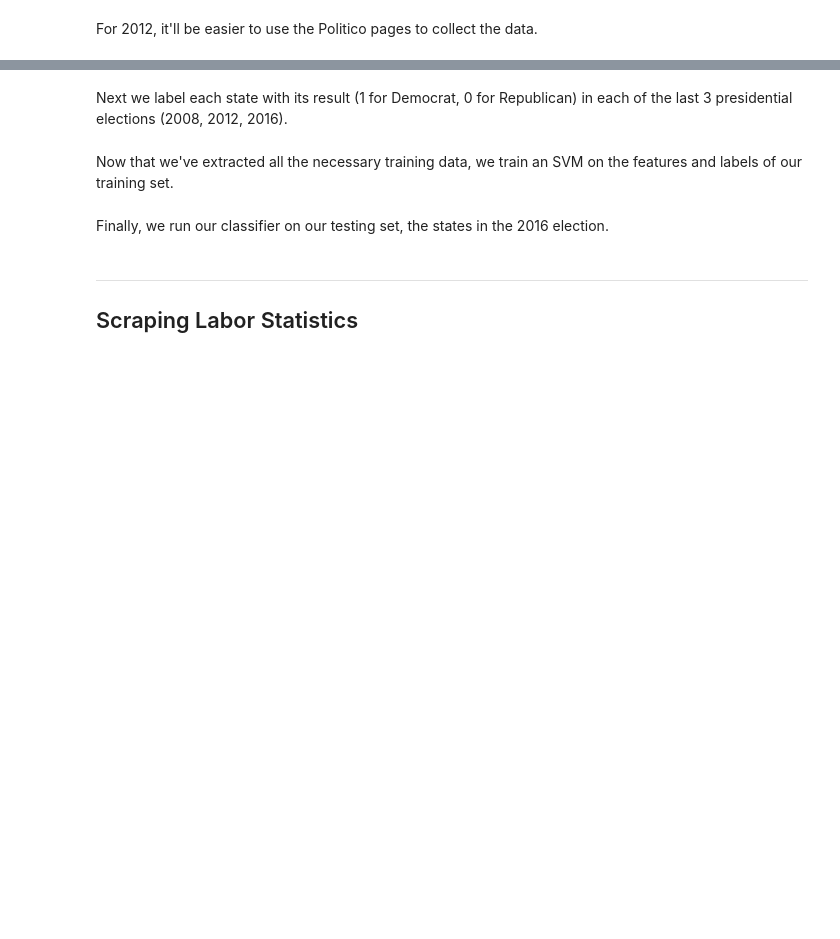
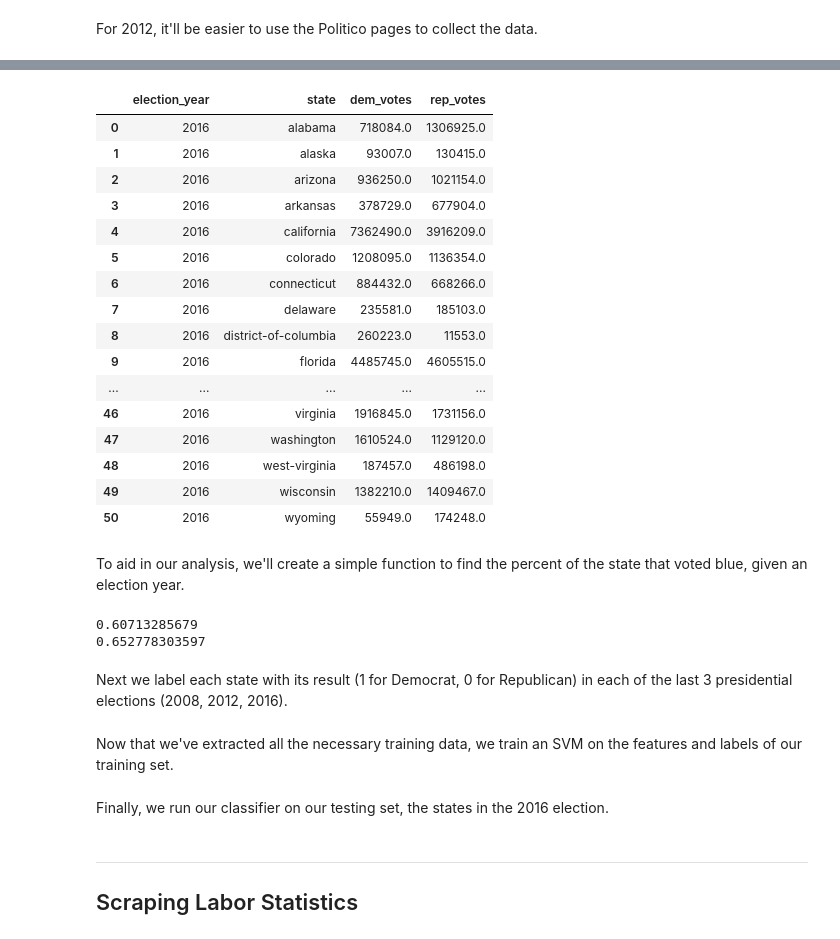
Before and after one commit to malexandert/15388_final, a Jupyter notebook: project.ipynb, the cells around one changed output, grey strips where cells are left out. Saved outputs shown, nothing was run; the diff lists cells and outputs as text; code cells hidden in the pictures; blank space fills up the shorter version.

```diff
--- a/project.ipynb
+++ b/project.ipynb
@@ -264,0 +249,22 @@ print df_2016
+# %%
+df_2016
+# %% [output]
+|  | election_year | state | dem_votes | rep_votes |
+| 0 | 2016 | alabama | 718084.0 | 1306925.0 |
+| 1 | 2016 | alaska | 93007.0 | 130415.0 |
+| 2 | 2016 | arizona | 936250.0 | 1021154.0 |
+| 3 | 2016 | arkansas | 378729.0 | 677904.0 |
+| 4 | 2016 | california | 7362490.0 | 3916209.0 |
+| 5 | 2016 | colorado | 1208095.0 | 1136354.0 |
+| 6 | 2016 | connecticut | 884432.0 | 668266.0 |
+| 7 | 2016 | delaware | 235581.0 | 185103.0 |
+| 8 | 2016 | district-of-columbia | 260223.0 | 11553.0 |
+| 9 | 2016 | florida | 4485745.0 | 4605515.0 |
+| ... | ... | ... | ... | ... |
+| 46 | 2016 | virginia | 1916845.0 | 1731156.0 |
+| 47 | 2016 | washington | 1610524.0 | 1129120.0 |
+| 48 | 2016 | west-virginia | 187457.0 | 486198.0 |
+| 49 | 2016 | wisconsin | 1382210.0 | 1409467.0 |
+| 50 | 2016 | wyoming | 55949.0 | 174248.0 |
+# %% [markdown]
+To aid in our analysis, we'll create a simple function to find the percent of the state that voted blue, given an election year.
@@ -265,3 +283,9 @@ print df_2016
+# %%
+print find_percent_blue('california', 2012)
+print find_percent_blue('california', 2016)
+# %% [output]
+0.60713285679
+0.652778303597
 # %% [markdown]
 Next we label each state with its result (1 for Democrat, 0 for Republican) in each of the last 3 presidential elections (2008, 2012, 2016).
 # %%
```
Also changed, not shown: parts of 11 cells of this notebook.
